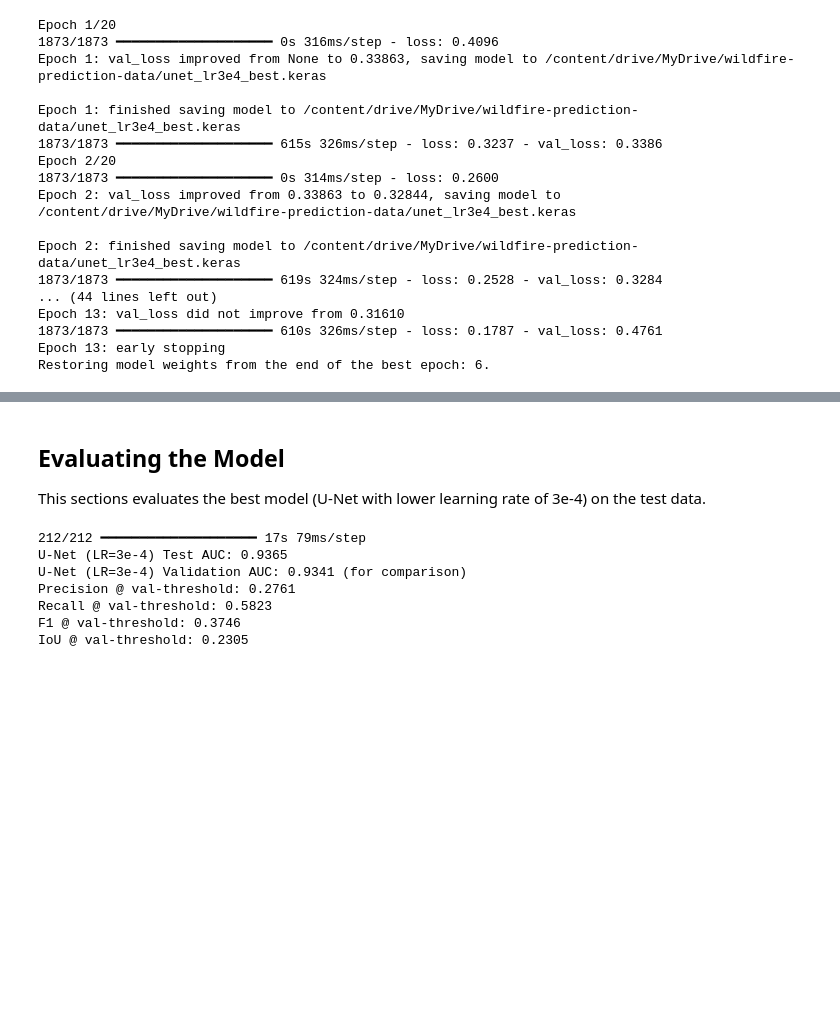
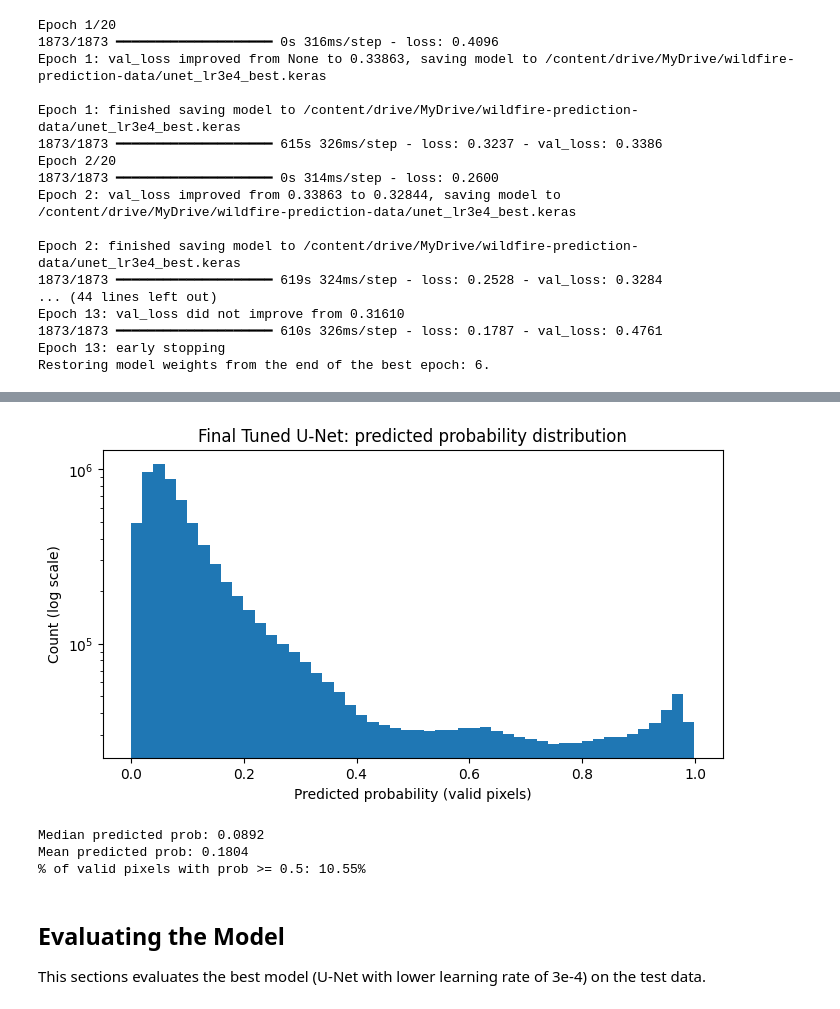
Before and after one commit to mollyjenkin13/ucb_mids_s207_WildfirePrediction, a Jupyter notebook: cnn_models.ipynb, the cells around one changed output, grey strips where cells are left out. Drawn from its saved outputs; the diff is of its cells as text; code cells hidden in the pictures; blank space fills up the shorter version.

```diff
--- a/cnn_models.ipynb
+++ b/cnn_models.ipynb
@@ -869,52 +900,22 @@ IoU @ best-F1: 0.2078
+# %%
+# Look at the probability distribution for the valid pixels
+plt.figure(figsize=(8,4))
+plt.hist(y_score_lr, bins=50)
+plt.yscale('log')
+plt.xlabel('Predicted probability (valid pixels)')
+plt.ylabel('Count (log scale)')
+plt.title('Final Tuned U-Net: predicted probability distribution')
+plt.show()
+
+print(f"Median predicted prob: {np.median(y_score_lr):.4f}")
+print(f"Mean predicted prob: {np.mean(y_score_lr):.4f}")
+print(f"% of valid pixels with prob >= 0.5: {(y_score_lr >= 0.5).mean()*100:.2f}%")
+# %% [output]
+[figure, added]
+Median predicted prob: 0.0892
+Mean predicted prob: 0.1804
+% of valid pixels with prob >= 0.5: 10.55%
 # %% [markdown]
 ## Evaluating the Model
 
 This sections evaluates the best model (U-Net with lower learning rate of 3e-4) on the test data.
-# %%
-# Load the saved best checkpoint from the lr=3e-4 run
-unet_lr_checkpoint_path = '/content/drive/MyDrive/wildfire-prediction-data/unet_lr3e4_best.keras'
-unet_test_model = tf.keras.models.load_model(
-    unet_lr_checkpoint_path,
-    custom_objects={'masked_weighted_bce': masked_weighted_bce}
-)
-
-# Reconstruct true labels and valid mask from target_test
-y_true_full_test = target_test[..., 0]
-valid_mask_test = target_test[..., 1] > 0
-
-# Get predictions from the checkpoint
-y_pred_logits_test = unet_test_model.predict(X_test, verbose=1, batch_size=8)
-y_pred_prob_test = tf.sigmoid(y_pred_logits_test[..., 0]).numpy()
-
-# Flatten to valid pixels only
-y_true_test = y_true_full_test[valid_mask_test]
-y_score_test = y_pred_prob_test[valid_mask_test]
-
-# AUC
-unet_test_auc = roc_auc_score(y_true_test, y_score_test)
-print(f"U-Net (LR=3e-4) Test AUC: {unet_test_auc:.4f}")
-print(f"U-Net (LR=3e-4) Validation AUC: 0.9341 (for comparison)")
-
-# Precision/Recall/F1 (using a threshold of 0.9103)
-y_pred_binary_test = (y_score_test >= best_threshold_lr).astype(int)
-
-precision_test = np.sum((y_pred_binary_test == 1) & (y_true_test == 1)) / (np.sum(y_pred_binary_test == 1) + 1e-10)
-recall_test = np.sum((y_pred_binary_test == 1) & (y_true_test == 1)) / (np.sum(y_true_test == 1) + 1e-10)
-f1_test = 2 * precision_test * recall_test / (precision_test + recall_test + 1e-10)
-
-intersection_test = np.sum((y_pred_binary_test == 1) & (y_true_test == 1))
-union_test = np.sum((y_pred_binary_test == 1) | (y_true_test == 1))
-iou_test = intersection_test / union_test
-
-print(f"Precision @ val-threshold: {precision_test:.4f}")
-print(f"Recall @ val-threshold: {recall_test:.4f}")
-print(f"F1 @ val-threshold: {f1_test:.4f}")
-print(f"IoU @ val-threshold: {iou_test:.4f}")
-# %% [output]
-212/212 ━━━━━━━━━━━━━━━━━━━━ 17s 79ms/step
-U-Net (LR=3e-4) Test AUC: 0.9365
-U-Net (LR=3e-4) Validation AUC: 0.9341 (for comparison)
-Precision @ val-threshold: 0.2761
-Recall @ val-threshold: 0.5823
-F1 @ val-threshold: 0.3746
-IoU @ val-threshold: 0.2305
```
Also changed, not shown: parts of 52 cells of this notebook.
